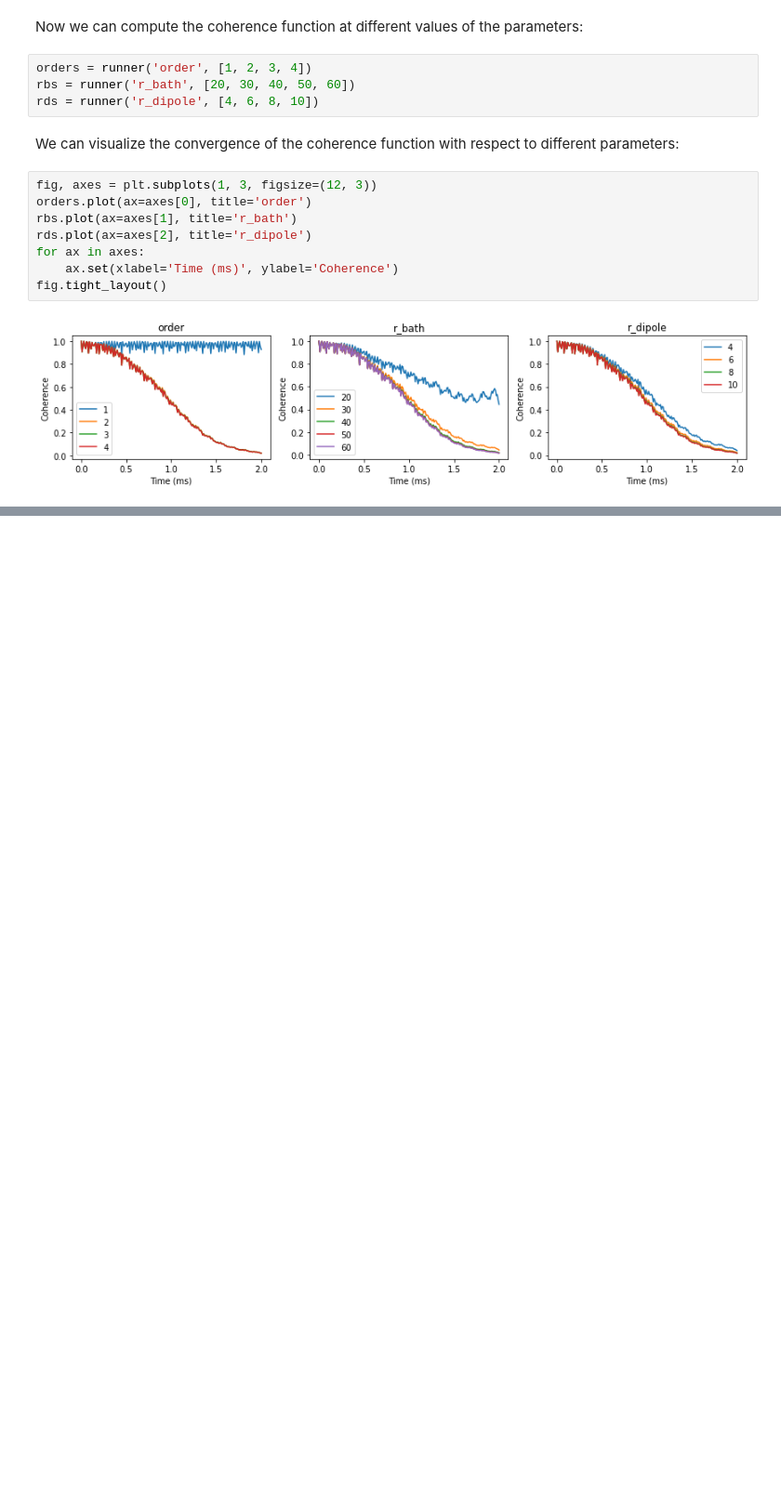
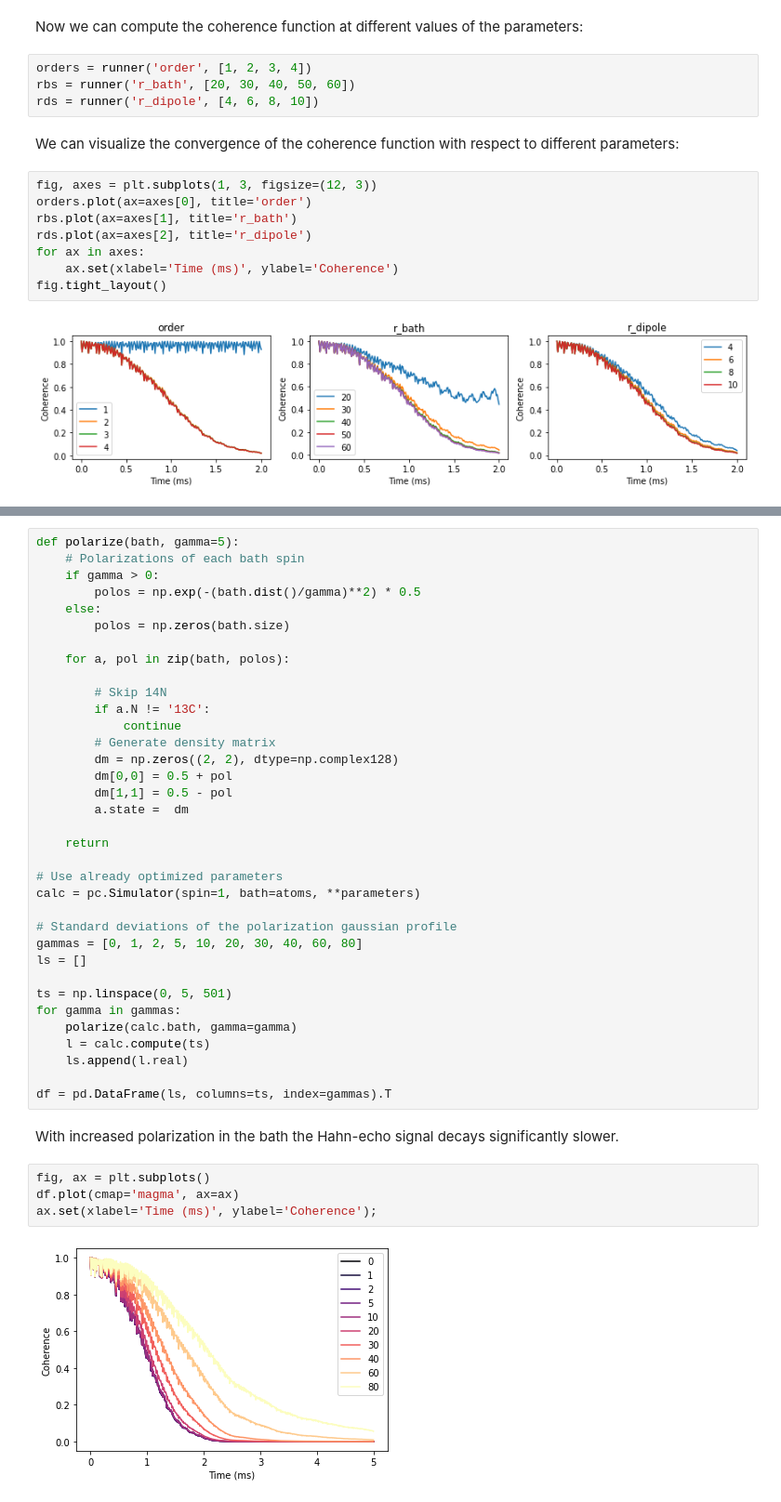
Before and after one commit to foxfixfax/PyCCE, a Jupyter notebook: docs/source/tutorials/diamond_nv.ipynb, the cells around one changed output, grey strips where cells are left out. Shown at 93% size. Cells and saved outputs as stored; diff of their text form; blank space fills up the shorter version.

```diff
--- a/docs/source/tutorials/diamond_nv.ipynb
+++ b/docs/source/tutorials/diamond_nv.ipynb
@@ -498,0 +505,43 @@ fig.tight_layout()
+# %%
+def polarize(bath, gamma=5):
+    # Polarizations of each bath spin
+    if gamma > 0:
+        polos = np.exp(-(bath.dist()/gamma)**2) * 0.5
+    else:
+        polos = np.zeros(bath.size)
+
+    for a, pol in zip(bath, polos):
+
+        # Skip 14N
+        if a.N != '13C':
+            continue
+        # Generate density matrix
+        dm = np.zeros((2, 2), dtype=np.complex128)
+        dm[0,0] = 0.5 + pol
+        dm[1,1] = 0.5 - pol
+        a.state =  dm
+
+    return
+
+# Use already optimized parameters
+calc = pc.Simulator(spin=1, bath=atoms, **parameters)
+
+# Standard deviations of the polarization gaussian profile
+gammas = [0, 1, 2, 5, 10, 20, 30, 40, 60, 80]
+ls = []
+
+ts = np.linspace(0, 5, 501)
+for gamma in gammas:
+    polarize(calc.bath, gamma=gamma)
+    l = calc.compute(ts)
+    ls.append(l.real)
+
+df = pd.DataFrame(ls, columns=ts, index=gammas).T
+# %% [markdown]
+With increased polarization in the bath the Hahn-echo signal decays significantly slower.
+# %%
+fig, ax = plt.subplots()
+df.plot(cmap='magma', ax=ax)
+ax.set(xlabel='Time (ms)', ylabel='Coherence');
+# %% [output]
+[figure, added]
```
Also changed, not shown: parts of 7 cells of this notebook, 33 other files.
